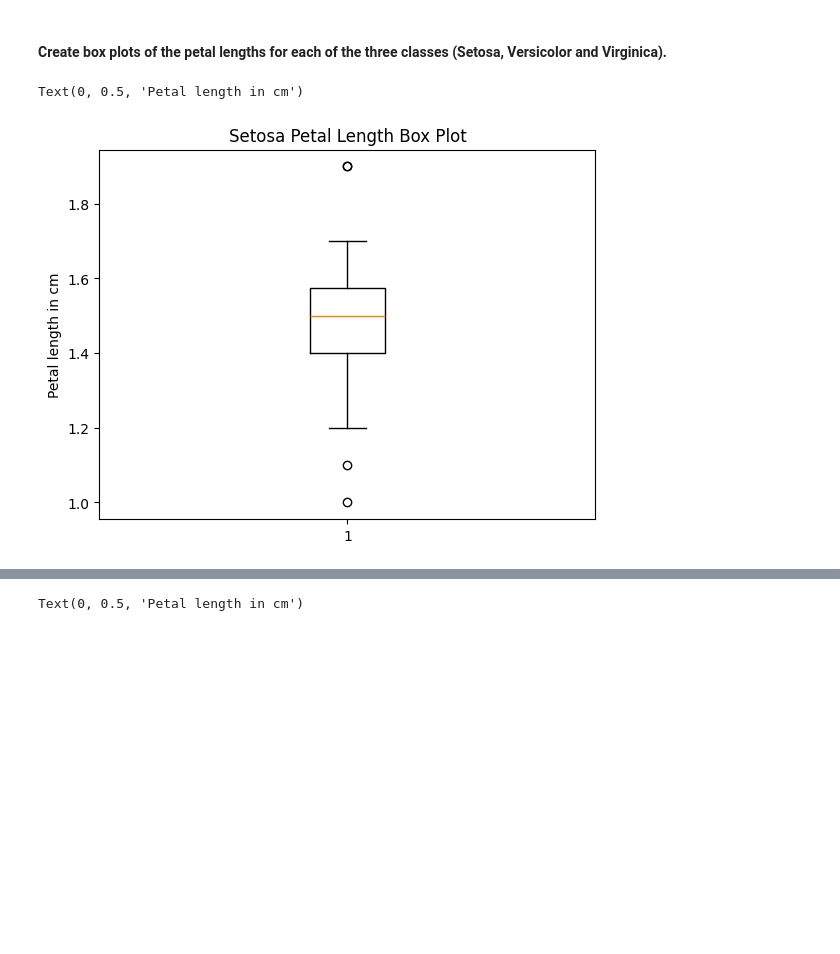
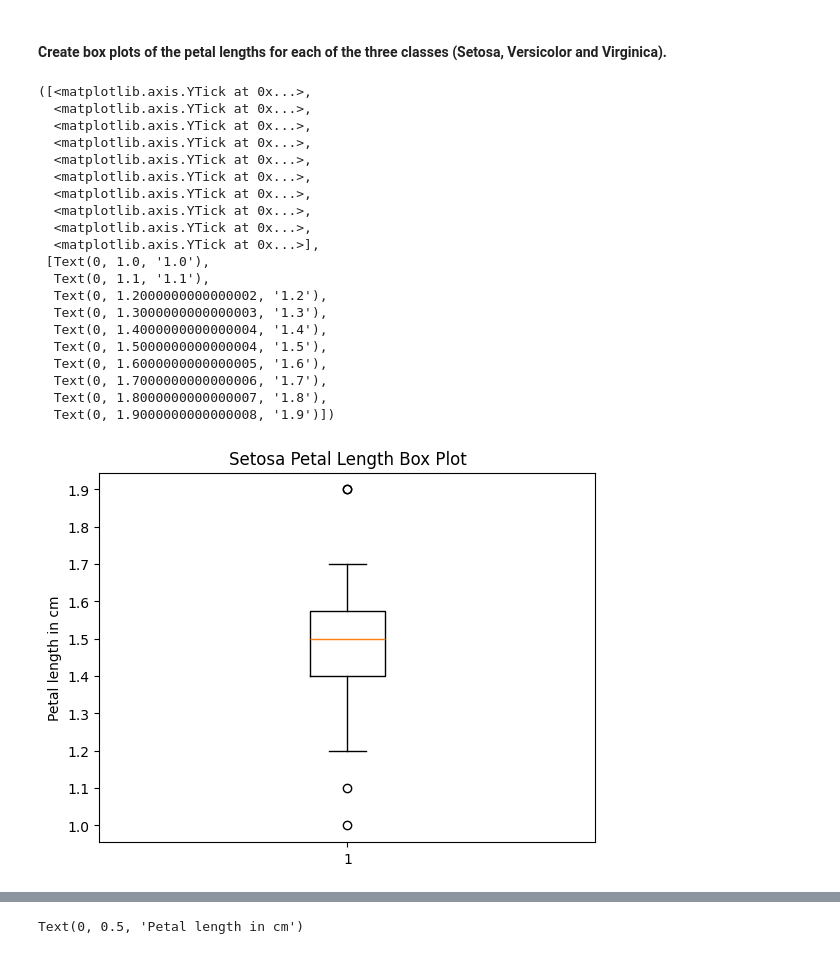
Before and after one commit to zoeharlowe/principles_of_data_analytics, a Jupyter notebook: tasks.ipynb, the cells around one changed output, grey strips where cells are left out. Saved outputs shown, nothing was run; the diff lists cells and outputs as text; code cells hidden in the pictures; blank space fills up the shorter version.

```diff
--- a/tasks.ipynb
+++ b/tasks.ipynb
@@ -294,8 +294,28 @@ fig
 # %%
 # Setosa box plot
 plt.boxplot(setosa_petal)
 plt.title("Setosa Petal Length Box Plot")
 plt.ylabel("Petal length in cm")
+plt.yticks(np.arange(1.0, 2.0, 0.1))
 # %% [output]
-Text(0, 0.5, 'Petal length in cm')
+([<matplotlib.axis.YTick at 0x...>,
+  <matplotlib.axis.YTick at 0x...>,
+  <matplotlib.axis.YTick at 0x...>,
+  <matplotlib.axis.YTick at 0x...>,
+  <matplotlib.axis.YTick at 0x...>,
+  <matplotlib.axis.YTick at 0x...>,
+  <matplotlib.axis.YTick at 0x...>,
+  <matplotlib.axis.YTick at 0x...>,
+  <matplotlib.axis.YTick at 0x...>,
+  <matplotlib.axis.YTick at 0x...>],
+ [Text(0, 1.0, '1.0'),
+  Text(0, 1.1, '1.1'),
+  Text(0, 1.2000000000000002, '1.2'),
+  Text(0, 1.3000000000000003, '1.3'),
+  Text(0, 1.4000000000000004, '1.4'),
+  Text(0, 1.5000000000000004, '1.5'),
+  Text(0, 1.6000000000000005, '1.6'),
+  Text(0, 1.7000000000000006, '1.7'),
+  Text(0, 1.8000000000000007, '1.8'),
+  Text(0, 1.9000000000000008, '1.9')])
-[figure, old version]
+[figure, new version]
```
Also changed, not shown: parts of 6 cells of this notebook.
